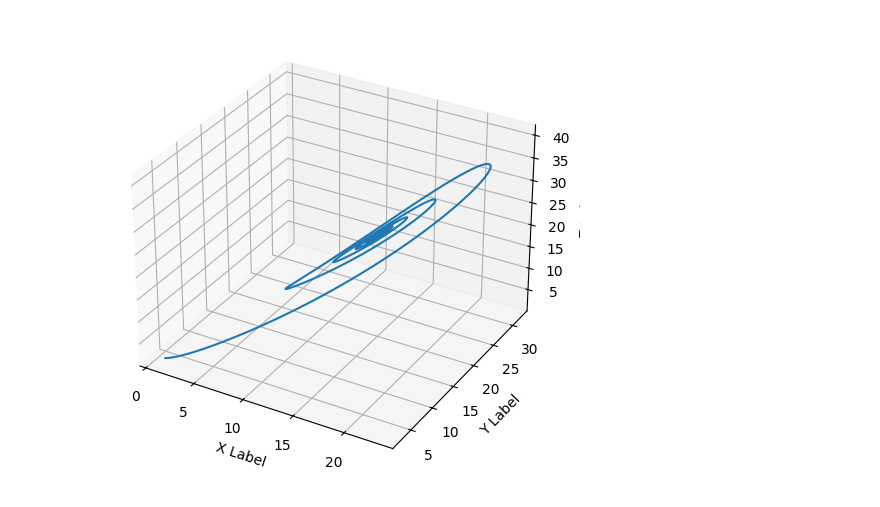
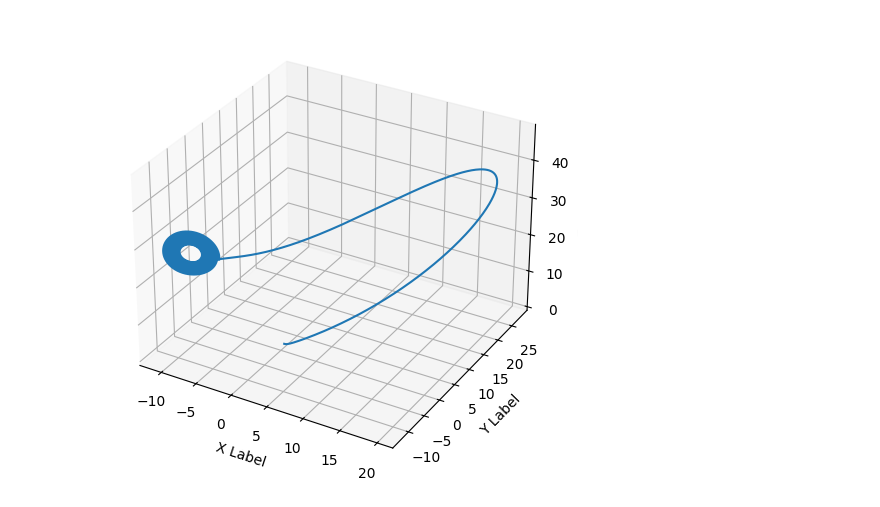
Before and after one commit to JacobKnox/Chaos-Theory, a Jupyter notebook: solver.ipynb, the cells around one changed output. Cells and saved outputs as stored; diff of their text form; code cells hidden in the pictures.

```diff
--- a/solver.ipynb
+++ b/solver.ipynb
@@ -26,25 +26,25 @@ def der(initial_conditions: list, t, sigma, r, b) -> list:
     return dydt
 # %%
 # Parameters - sigma, r, b
-params = (10, 28, 10)
+params = (10, 28, 8/3)
 # Initial Conditions
-x0 = [1, 3, 1]
+x0 = [0, 1, 0]
 # Time interval and number of steps
 t = np.linspace(0, 10, 10000)
 # Solve
 sol = odeint(der, x0, t, args=(params))
 # Plot
 # plt.plot(sol[:, 0], sol[:, 1])# Creating a 3D scatter plot
 
 fig = plt.figure()
 ax = fig.add_subplot(111, projection='3d')
 plt.plot(sol[:,0],sol[:,1],sol[:,2],)
 
 ax.set_xlabel('X Label')
 ax.set_ylabel('Y Label')
 ax.set_zlabel('Z Label')
 
 plt.tight_layout()
 plt.show()
 # %% [output]
-[figure, old version]
+[figure, new version]
```
Also changed, not shown: parts of 1 cell of this notebook.
